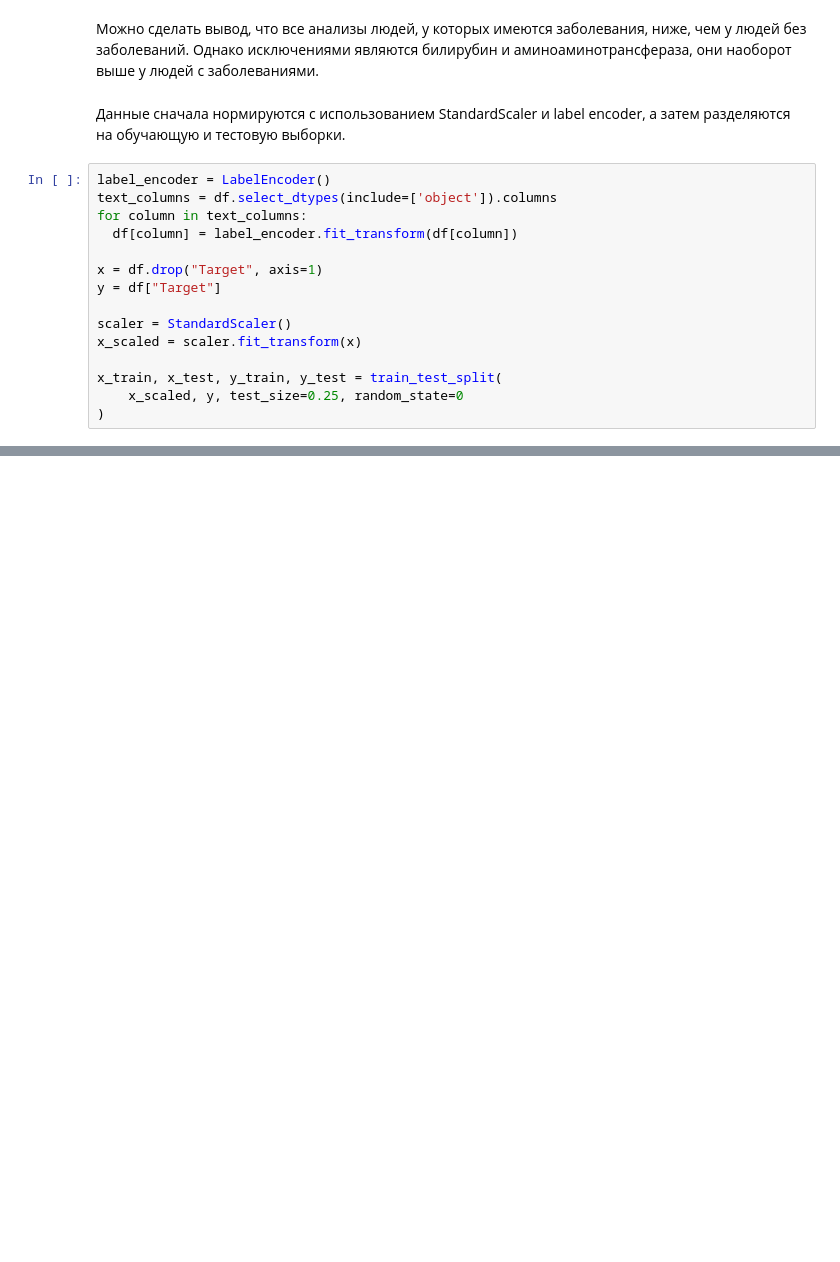
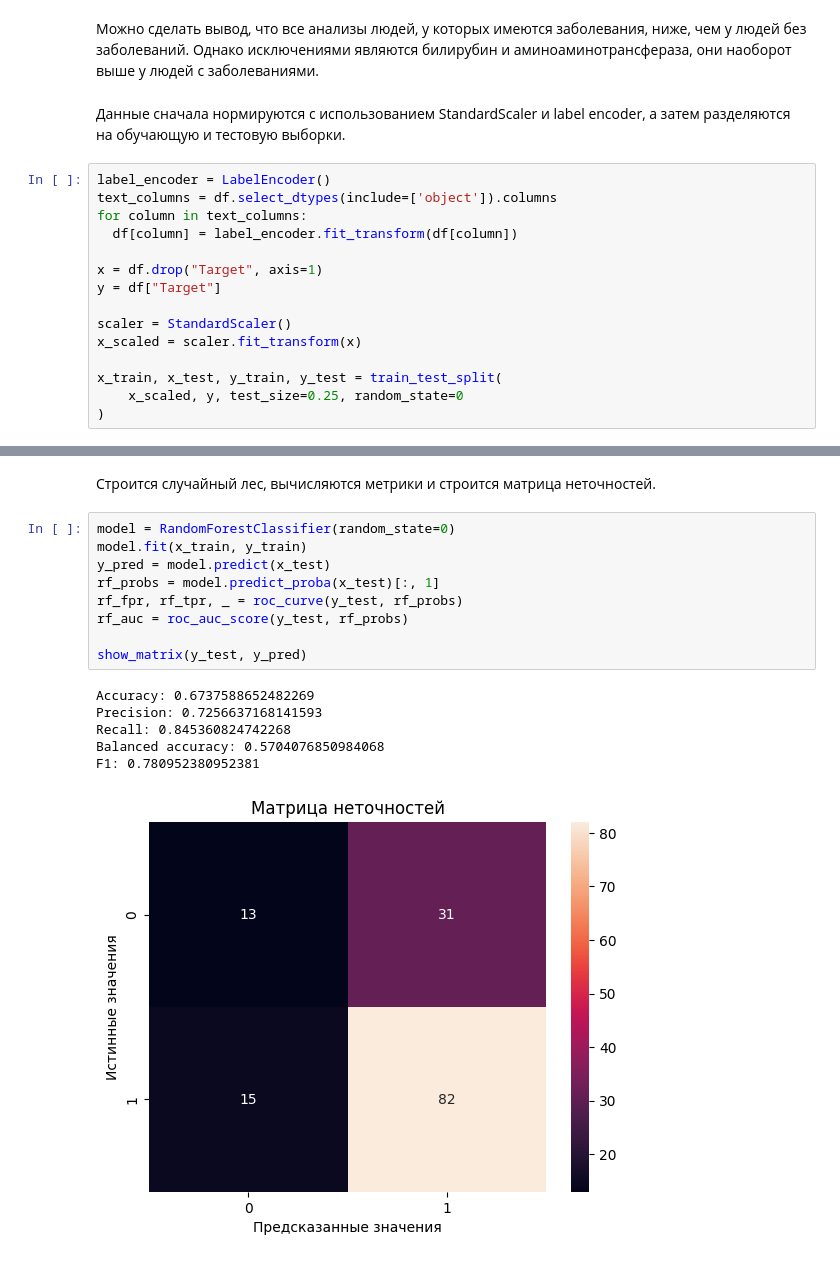
Before and after one commit to MaksimLevchenko/data_analyze_5, a Jupyter notebook: Lr5.ipynb, the cells around one changed output, grey strips where cells are left out. Cells and saved outputs as stored; diff of their text form; blank space fills up the shorter version.

```diff
--- a/Lr5.ipynb
+++ b/Lr5.ipynb
@@ -136,0 +174,18 @@ F1: 0.7962085308056872
+# %% [markdown]
+Строится случайный лес, вычисляются метрики и строится матрица неточностей.
+# %%
+model = RandomForestClassifier(random_state=0)
+model.fit(x_train, y_train)
+y_pred = model.predict(x_test)
+rf_probs = model.predict_proba(x_test)[:, 1]
+rf_fpr, rf_tpr, _ = roc_curve(y_test, rf_probs)
+rf_auc = roc_auc_score(y_test, rf_probs)
+
+show_matrix(y_test, y_pred)
+# %% [output]
+Accuracy: 0.6737588652482269
+Precision: 0.7256637168141593
+Recall: 0.845360824742268
+Balanced accuracy: 0.5704076850984068
+F1: 0.780952380952381
+[figure, added]
```
Also changed, not shown: parts of 16 cells of this notebook.
